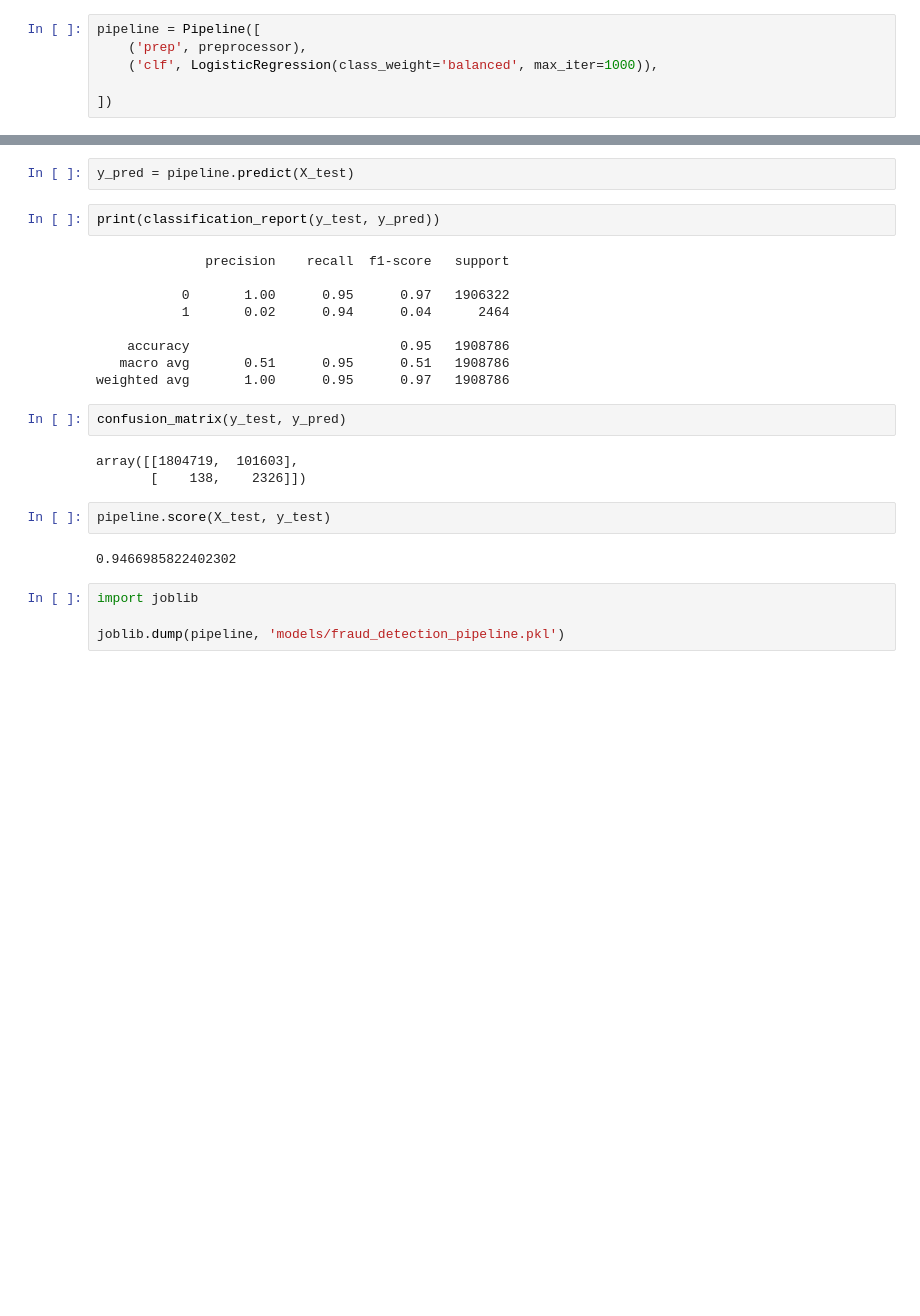
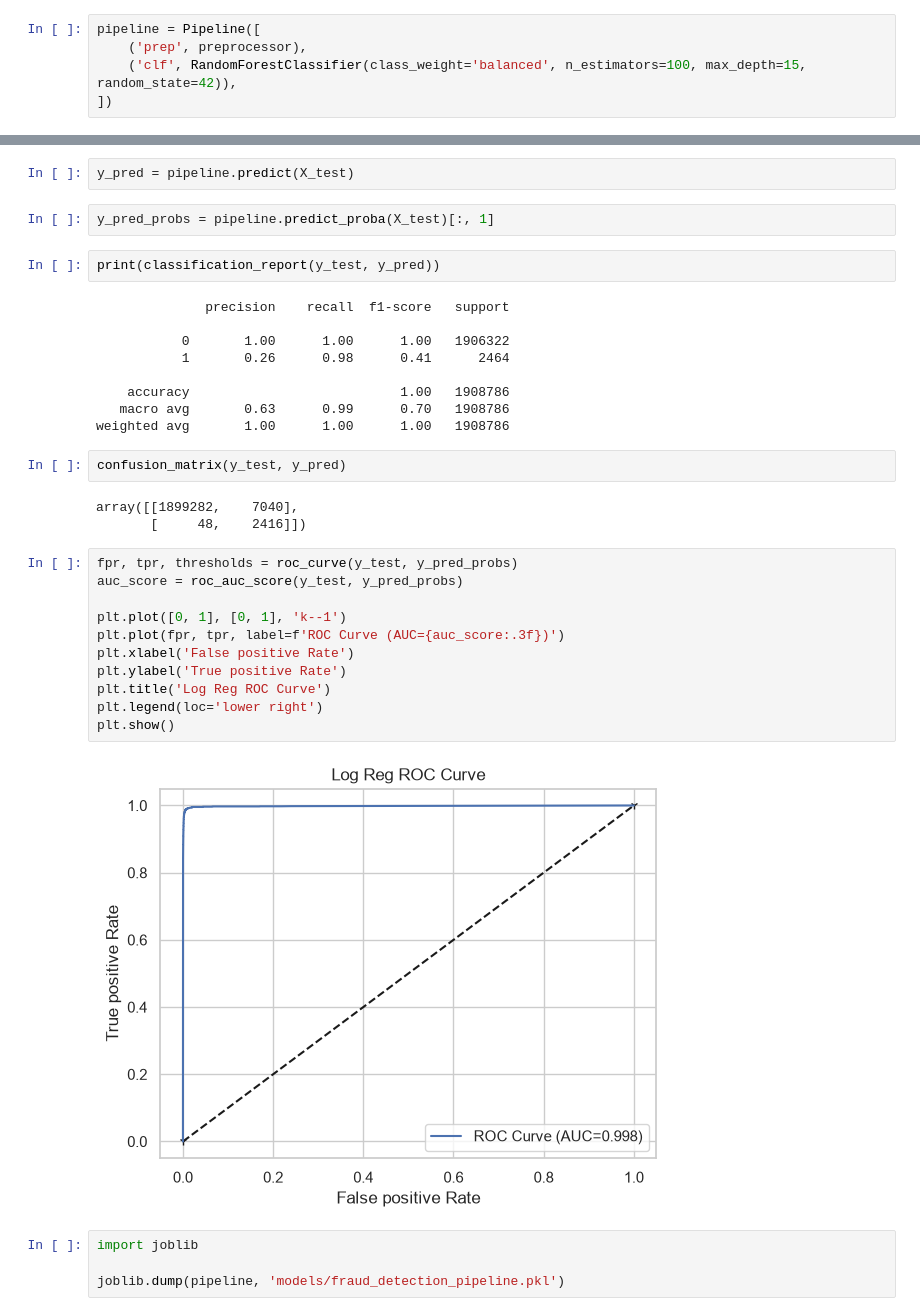
Before and after one commit to MthLeal/fraud-detection-app, a Jupyter notebook: dea.ipynb, the cells around one changed output, grey strips where cells are left out. Drawn from its saved outputs; the diff is of its cells as text; blank space fills up the shorter version.

```diff
--- a/dea.ipynb
+++ b/dea.ipynb
@@ -335,8 +377,7 @@ preprocessor = ColumnTransformer(
 # %%
 pipeline = Pipeline([
     ('prep', preprocessor),
-    ('clf', LogisticRegression(class_weight='balanced', max_iter=1000)),
-
+    ('clf', RandomForestClassifier(class_weight='balanced', n_estimators=100, max_depth=15, random_state=42)),
 ])
 # %%
 pipeline.fit(X_train, y_train)
@@ -355,25 +397,36 @@ Pipeline(steps=[('prep',
 # %%
 y_pred = pipeline.predict(X_test)
+# %%
+y_pred_probs = pipeline.predict_proba(X_test)[:, 1]
 # %%
 print(classification_report(y_test, y_pred))
 # %% [output]
               precision    recall  f1-score   support
 
-           0       1.00      0.95      0.97   1906322
-           1       0.02      0.94      0.04      2464
+           0       1.00      1.00      1.00   1906322
+           1       0.26      0.98      0.41      2464
 
-    accuracy                           0.95   1908786
-   macro avg       0.51      0.95      0.51   1908786
-weighted avg       1.00      0.95      0.97   1908786
+    accuracy                           1.00   1908786
+   macro avg       0.63      0.99      0.70   1908786
+weighted avg       1.00      1.00      1.00   1908786
 # %%
 confusion_matrix(y_test, y_pred)
 # %% [output]
-array([[1804719,  101603],
-       [    138,    2326]])
+array([[1899282,    7040],
+       [     48,    2416]])
-# %%
-pipeline.score(X_test, y_test)
-# %% [output]
-0.9466985822402302
+# %%
+fpr, tpr, thresholds = roc_curve(y_test, y_pred_probs)
+auc_score = roc_auc_score(y_test, y_pred_probs)
+
+plt.plot([0, 1], [0, 1], 'k--1')
+plt.plot(fpr, tpr, label=f'ROC Curve (AUC={auc_score:.3f})')
+plt.xlabel('False positive Rate')
+plt.ylabel('True positive Rate')
+plt.title('Log Reg ROC Curve')
+plt.legend(loc='lower right')
+plt.show()
+# %% [output]
+[figure, added]
 # %%
 import joblib
 
```
Also changed, not shown: parts of 6 cells of this notebook, 3 other files.
